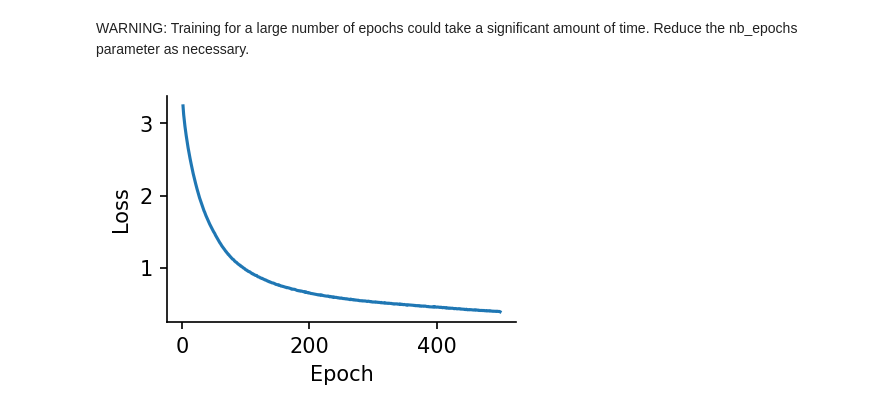
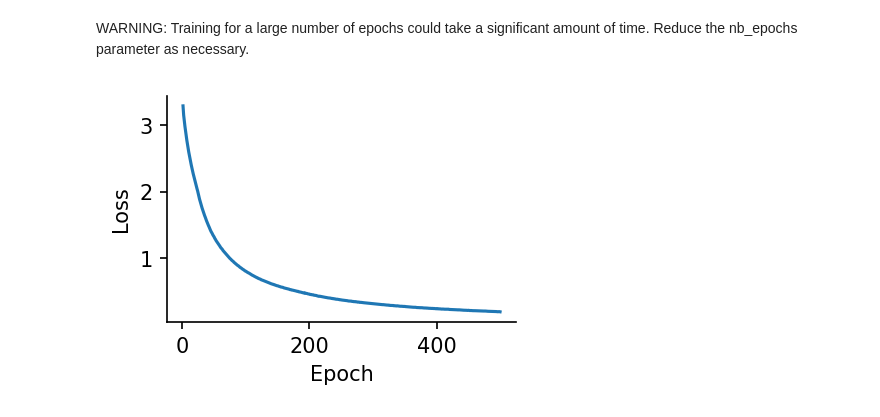
Before and after one commit to fzenke/spytorch, a Jupyter notebook: notebooks/SpyTorchTutorial5.ipynb, the cells around one changed output. Drawn from its saved outputs; the diff is of its cells as text; code cells hidden in the pictures.

```diff
--- a/notebooks/SpyTorchTutorial5.ipynb
+++ b/notebooks/SpyTorchTutorial5.ipynb
@@ -90,15 +109,17 @@ sns.despine()
 # %%
 nb_channels = 4
-enc_fan_out = 10  # Num of spiking neurons used to encode each channel
+enc_fan_out = 32  # Num of spiking neurons used to encode each channel
+
+# Network parameters
 nb_inputs  = nb_channels*enc_fan_out
 nb_hidden  = 200
 nb_outputs = len(np.unique(labels))+1
-print("Number of outputs %i"%nb_outputs)
-
-time_step = 2e-3 # TODO needs to be updated to reflect the correct time scale
-nb_steps = 76  # TODO We should change this and upsample the input data
-# max_time = 1.4
+time_step = 2e-3/nb_upsample # TODO needs to be updated to reflect the correct time scale
+nb_steps = nb_upsample*data_steps  # TODO We should change this and upsample the input data
 
 batch_size = 100
+
+print("Number of outputs %i"%nb_outputs)
+print("Number of timesteps %i"%nb_steps)
 # %% [output]
 Number of outputs 28
@@ -227,7 +249,7 @@ def run_snn(inputs):
     encoder_currents = enc_gain*(inputs.tile((enc_fan_out,))+enc_bias)
     for t in range(nb_steps):
         # Compute encoder activity
-        new_enc = (beta*enc +encoder_currents[:,t])*(1.0-input_spk.detach())
+        new_enc = (beta*enc +(1.0-beta)*encoder_currents[:,t])*(1.0-input_spk.detach())
         input_spk = spike_fn(enc-1.0)
 
         # Compute hidden layer activity
@@ -237,7 +259,7 @@ def run_snn(inputs):
         rst = out.detach() # We do not want to backprop through the reset
 
         new_syn = alpha*syn +h1
-        new_mem =(beta*mem +syn)*(1.0-rst)
+        new_mem =(beta*mem +(1.0-beta)*syn)*(1.0-rst)
 
         # Here we store some state variables so we can look at them later.
         mem_rec.append(mem.detach())
@@ -259,7 +281,7 @@ def run_snn(inputs):
     out_rec = [out]
     for t in range(nb_steps):
         new_flt = alpha*flt +h2[:,t]
-        new_out = beta*out +flt
+        new_out = beta*out +(1.0-beta)*flt
 
         flt = new_flt
         out = new_out
@@ -290,11 +312,9 @@ def train(dataset, lr=1e-3, nb_epochs=10):
             m,_=torch.max(output,1)
             log_p_y = log_softmax_fn(m)
 
-            # Here we set up our regularizer loss
-            # The strength paramters here are merely a guess and there should be ample room for improvement by
-            # tuning these paramters.
-            # reg_loss = 2e-6*torch.sum(spks,) # L1 loss on total number of spikes
-            reg_loss = 0.0e-6*torch.mean(torch.sum(torch.sum(spks,dim=0),dim=0)**2) # L2 loss on spikes per neuron
+            # Here we can set up our regularizer loss
+            reg_loss = 1e-3*torch.mean(torch.sum(spks,1)) # e.g., L1 loss on total number of spikes
+            # reg_loss = 0.0
 
             # Here we combine supervised loss and the regularizer
             loss_val = loss_fn(log_p_y, y_local) + reg_loss
@@ -303,6 +323,7 @@ def train(dataset, lr=1e-3, nb_epochs=10):
             loss_val.backward()
             optimizer.step()
             local_loss.append(loss_val.item())
+
         mean_loss = np.mean(local_loss)
         loss_hist.append(mean_loss)
         live_plot(loss_hist)
@@ -328,6 +349,6 @@ nb_epochs = 500
 # %% [markdown]
 WARNING: Training for a large number of epochs could take a significant amount of time. Reduce the nb_epochs parameter as necessary.
 # %%
-loss_hist = train(ds_train, lr=1e-3, nb_epochs=nb_epochs)
+loss_hist = train(ds_train, lr=1e-2, nb_epochs=nb_epochs)
 # %% [output]
-[figure, old version]
+[figure, new version]
```
Also changed, not shown: parts of 12 cells of this notebook.
